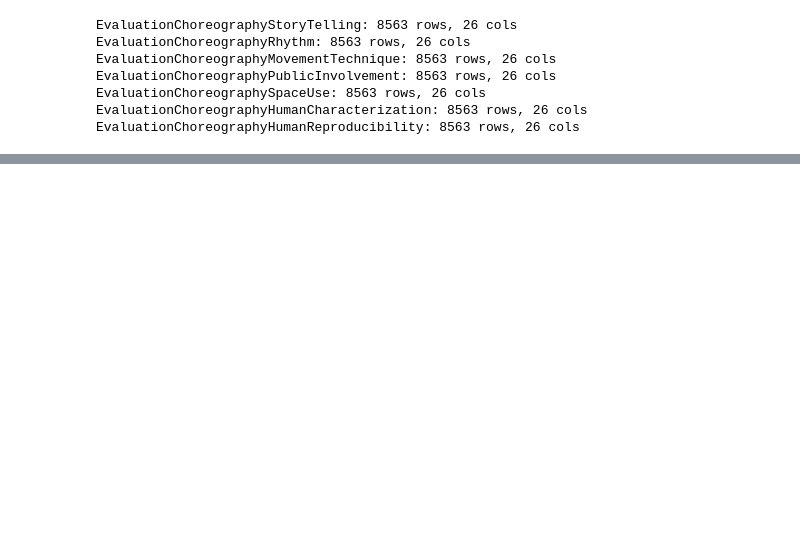
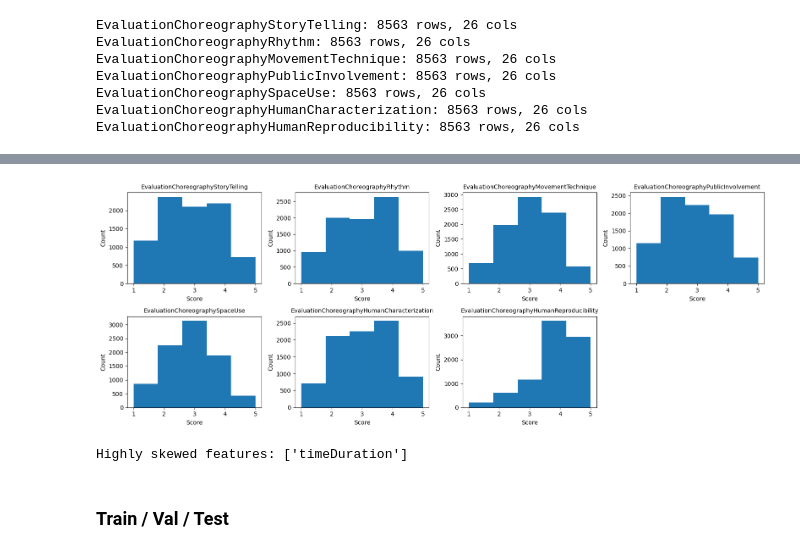
Before and after one commit to rzsoli/Evaluations_on_Robotic_Choreographies, a Jupyter notebook: Evaluations_on_Robotic_Choreographies.ipynb, the cells around one changed output, grey strips where cells are left out. Drawn from its saved outputs; the diff is of its cells as text; code cells hidden in the pictures; blank space fills up the shorter version.

```diff
--- a/Evaluations_on_Robotic_Choreographies.ipynb
+++ b/Evaluations_on_Robotic_Choreographies.ipynb
@@ -14,0 +79,2 @@ from sklearn.preprocessing import StandardScaler
+# %%
+df_org['musicGenre'] = df_org['musicGenre'].str.lower().str.strip()
@@ -233,0 +288,33 @@ EvaluationChoreographyHumanReproducibility: 8563 rows, 26 cols
+# %%
+# Target distributions
+n = len(target_cols)
+ncols = 4
+nrows = math.ceil(n / ncols)
+
+fig, axes = plt.subplots(nrows, ncols, figsize=(ncols*4, nrows*3))
+axes = axes.flatten()
+
+for ax, col in zip(axes, target_cols):
+    ax.hist(df[col], bins=5)
+    ax.set_title(col, fontsize=10)
+    ax.set_xlabel('Score')
+    ax.set_ylabel('Count')
+
+for ax in axes[n:]:
+    fig.delaxes(ax)
+
+fig.tight_layout()
+plt.show()
+# %% [output]
+[figure, added]
+# %%
+skew_df = pd.DataFrame({
+    'skewness': df[numeric_cols].skew(),
+    'kurtosis': df[numeric_cols].kurtosis()
+}).sort_values('skewness', key=abs, ascending=False)
+# display(skew_df)
+
+high_skew = skew_df[skew_df['skewness'].abs() > 1].index.tolist()
+print("Highly skewed features:", high_skew)
+# %% [output]
+Highly skewed features: ['timeDuration']
@@ -233,0 +344,2 @@ EvaluationChoreographyHumanReproducibility: 8563 rows, 26 cols
+# %% [markdown]
+### Train / Val / Test
```
Also changed, not shown: parts of 39 cells of this notebook.
